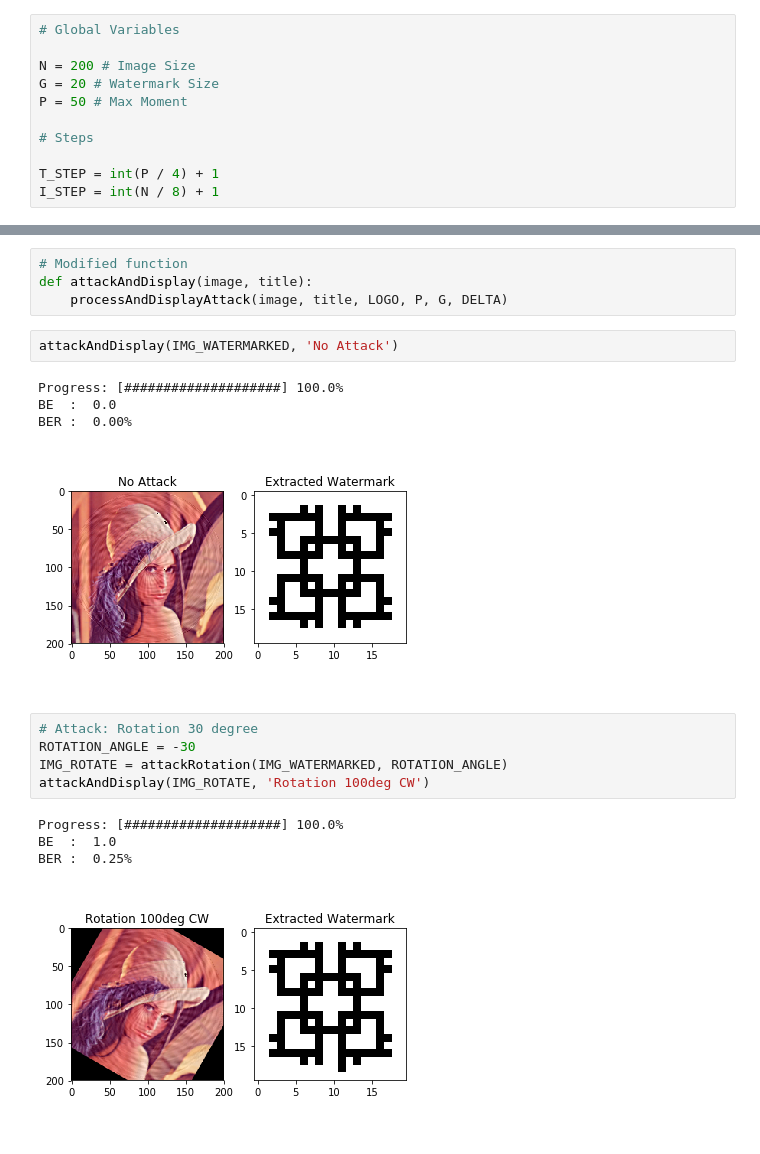
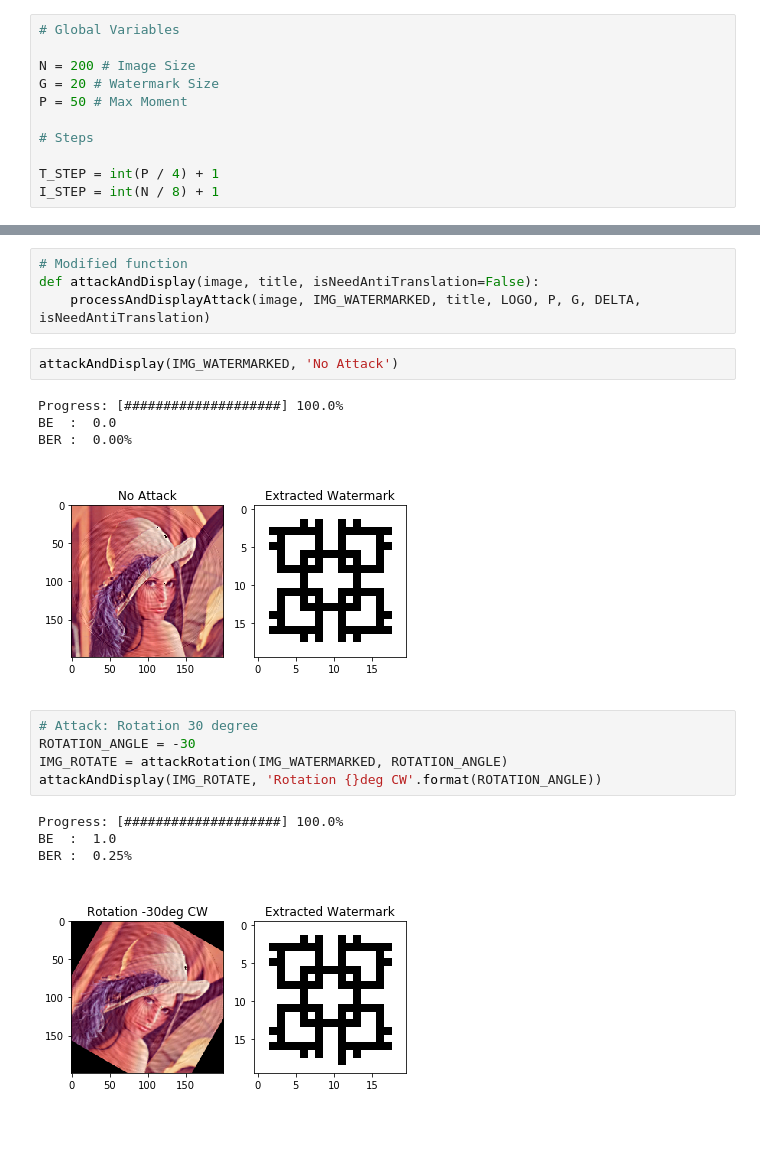
Before and after one commit to hanifanm/jupyter-pht-riw, a Jupyter notebook: PHT_RIW - Attacks.ipynb, the cells around one changed output, grey strips where cells are left out. Cells and saved outputs as stored; diff of their text form.

```diff
--- a/PHT_RIW - Attacks.ipynb
+++ b/PHT_RIW - Attacks.ipynb
@@ -90,24 +91,24 @@ imgshow1(IMG_WATERMARKED, 'Watermarked Image')
 # %%
 # Modified function
-def attackAndDisplay(image, title):
-    processAndDisplayAttack(image, title, LOGO, P, G, DELTA)
+def attackAndDisplay(image, title, isNeedAntiTranslation=False):
+    processAndDisplayAttack(image, IMG_WATERMARKED, title, LOGO, P, G, DELTA, isNeedAntiTranslation)
 # %%
 attackAndDisplay(IMG_WATERMARKED, 'No Attack')
 # %% [output]
 Progress: [####################] 100.0%
 BE  :  0.0
 BER :  0.00%
-[figure, old version]
+[figure, new version]
 # %%
 # Attack: Rotation 30 degree
 ROTATION_ANGLE = -30
 IMG_ROTATE = attackRotation(IMG_WATERMARKED, ROTATION_ANGLE)
-attackAndDisplay(IMG_ROTATE, 'Rotation 100deg CW')
+attackAndDisplay(IMG_ROTATE, 'Rotation {}deg CW'.format(ROTATION_ANGLE))
 # %% [output]
 Progress: [####################] 100.0%
 BE  :  1.0
 BER :  0.25%
-[figure, old version]
+[figure, new version]
 # %%
 # Attack: Rotation 90 degree
 IMG_ROTATE2 = np.rot90(IMG_WATERMARKED)
```
Also changed, not shown: parts of 12 cells of this notebook, 3 other files.
